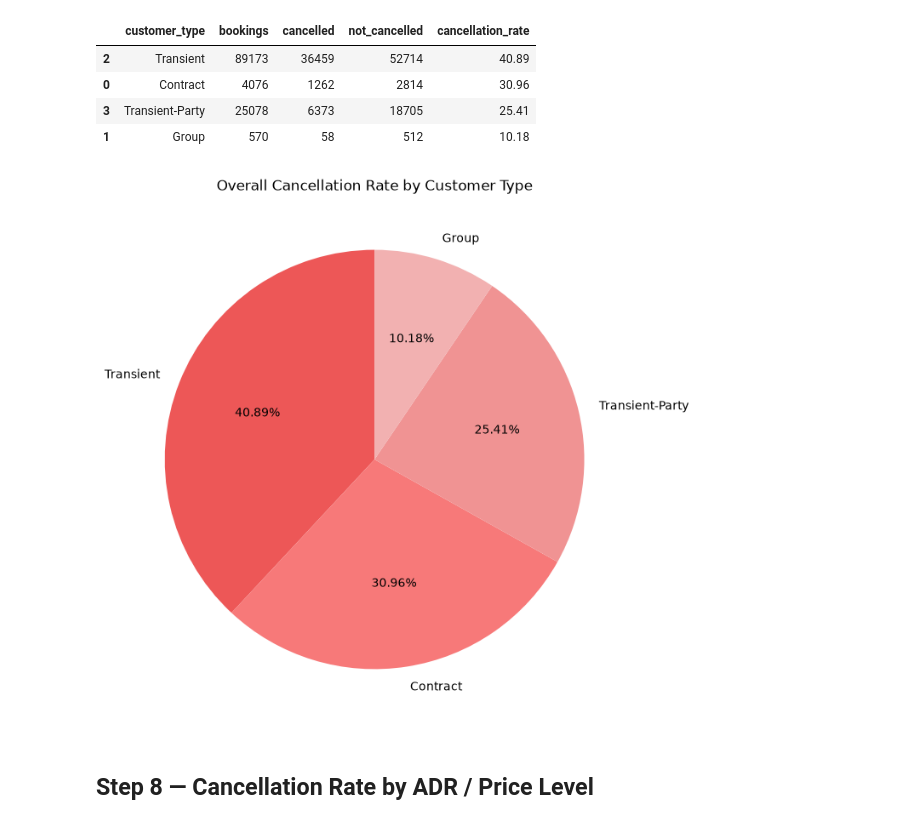
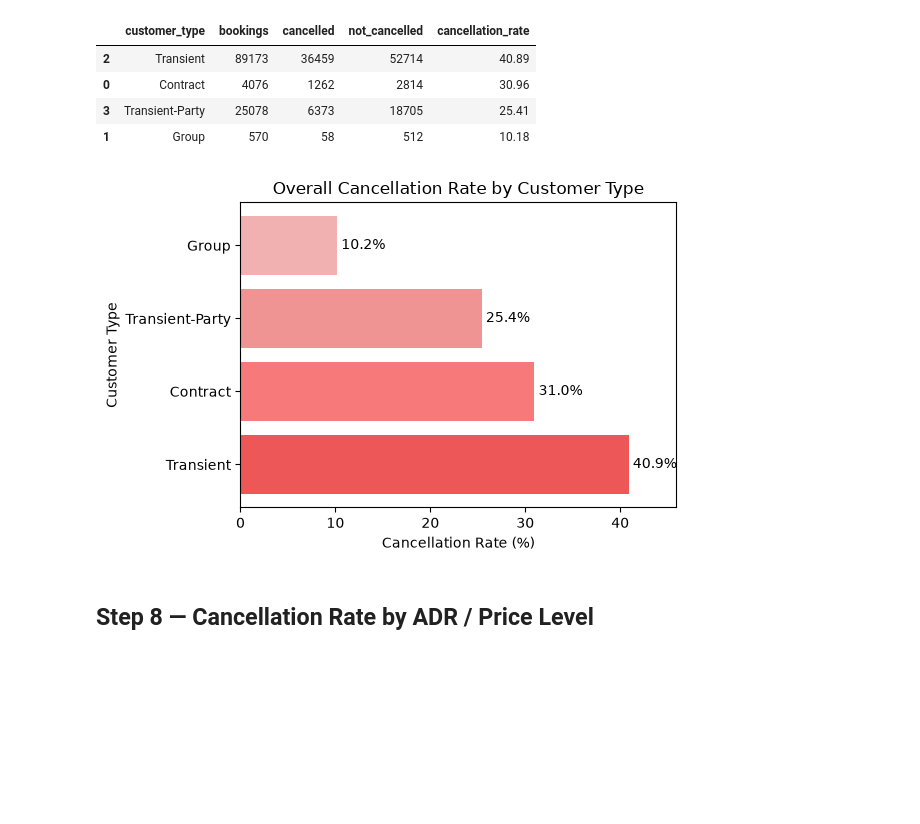
Before and after one commit to Fatima-Zehra-DA/Hotel-Booking-Cancellation-Analysis-Python-PowerBI, a Jupyter notebook: Notebooks/Hotel_Booking_Cancellation_Analysis.ipynb, the cells around one changed output. Drawn from its saved outputs; the diff is of its cells as text; code cells hidden in the pictures; blank space fills up the shorter version.

Commit message:
Step 7 Customer Type Framing for a Bar chart instead of Pie chart

```diff
--- a/Notebooks/Hotel_Booking_Cancellation_Analysis.ipynb
+++ b/Notebooks/Hotel_Booking_Cancellation_Analysis.ipynb
@@ -786,21 +786,19 @@ customer_cancellation
 # %%
 labels = customer_cancellation['customer_type']
 values = customer_cancellation['cancellation_rate']
 
-plt.figure(figsize = (8,8))
-plt.pie(
-    values,
-    labels = labels,
-    autopct = lambda p: f"{p*sum(values)/100:.2f}%",
-    startangle = 90,
-    colors = light_palette[::-1]
-)
-
+fig, ax = plt.subplots(figsize=(6,4))
+bars = ax.barh(labels, values, color=light_palette[::-1])
+ax.bar_label(bars, fmt="%.1f%%", padding=3)
+ax.set_xlim(0, max(status_counts) * 1.1)
 
 plt.title("Overall Cancellation Rate by Customer Type")
+plt.xlabel("Cancellation Rate (%)")
+plt.ylabel("Customer Type")
+plt.tight_layout()
 plt.show()
 # %% [output]
-[figure, old version]
+[figure, new version]
 # %% [markdown]
 ## Step 8 — Cancellation Rate by ADR / Price Level
 # %%
```
Also changed, not shown: 1 other file.
